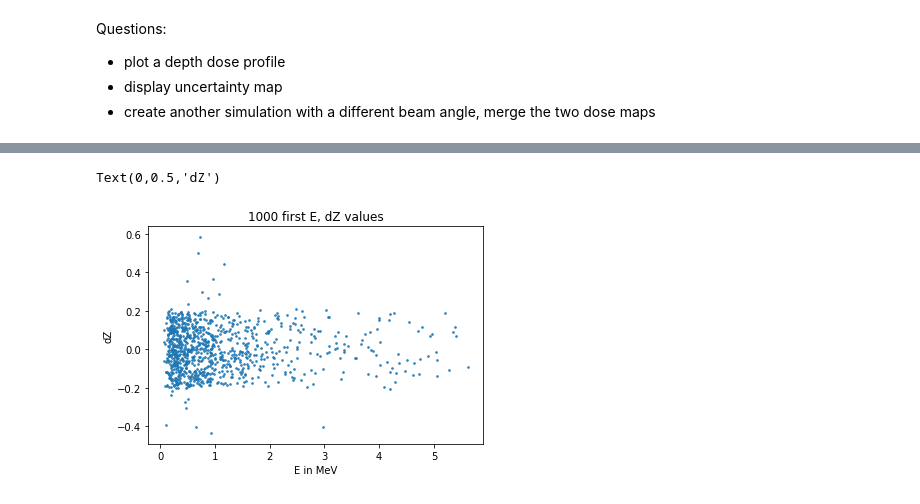
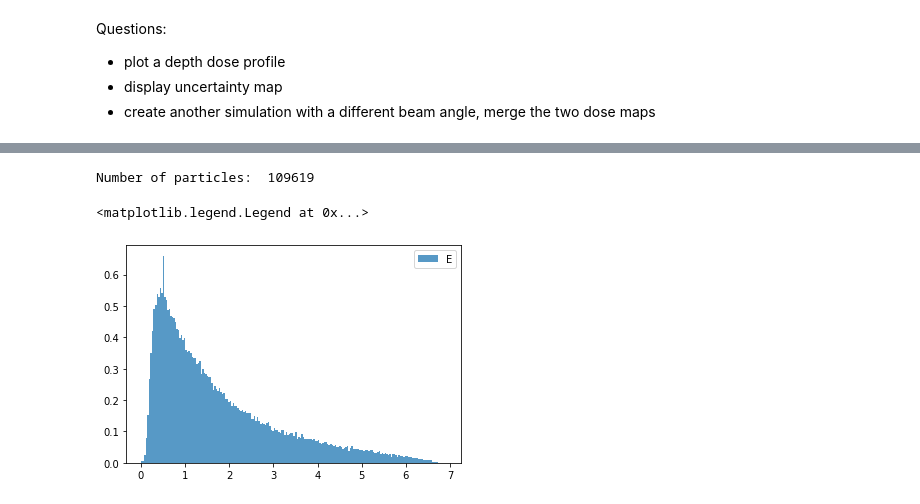
Before and after one commit to MCvin/Python_Gate, a Jupyter notebook: radiotherapy/radiotherapy.ipynb, the cells around one changed output, grey strips where cells are left out. Saved outputs shown, nothing was run; the diff lists cells and outputs as text; code cells hidden in the pictures.

```diff
--- a/radiotherapy/radiotherapy.ipynb
+++ b/radiotherapy/radiotherapy.ipynb
@@ -116,11 +132,23 @@ import numpy as np
 import uproot
 # %%
-# Check if this is a root file
+# read a PHSP
+root_filename = 'linac/results.MD6k/output-PhS-g.root'
 try:
-    f = uproot.open('../output/output-PhS-g.root')
+    f = uproot.open(root_filename)
 except Exception:
-    print("File '"+filename+"' cannot be opened, not root file ?")
+    print("File '"+root_filename+"' cannot be opened, not root file ?")
+    exit()
+
+# Look for a single key named "PhaseSpace"
+k = f.keys()
 try:
     psf = f['PhaseSpace']
 except Exception:
     print("This root file is not a PhaseSpace, keys are: ", f.keys())
+    exit()
+    psf = f['PhaseSpace']
+# now, the variable psf contains a root Tree with various branches: Energy, X, Y, Z etc
+print('Read PHSP object', psf)
+print("PhaseSpace keys: ", psf.keys())
+# all branches are set in the variable 'a'
+a = psf.arrays()
@@ -144,10 +157,0 @@ Energy min 0.06671856343746185 max 5.621015548706055 mean 1.0617868900299072 std
-# %%
-x = data[b'X']
-z = data[b'Z']
-# print (y)
-a = plt.scatter(x[:1000], z[:1000], alpha=0.8)
-plt.title('1000 first X,Z values')
-plt.xlabel('X in mm')
-plt.ylabel('Z in mm')
-# gca is "get current axe" to set the aspect such X and Y axes are equal
-plt.gca().set_aspect('equal')
@@ -156,9 +158,11 @@ plt.gca().set_aspect('equal')
-# %%
-dz = data[b'dZ']
-plt.scatter(E[:1000], dz[:1000], alpha=0.8, s=3)
-plt.title('1000 first E, dZ values')
-plt.xlabel('E in MeV')
-plt.ylabel('dZ')
-# %% [output]
-Text(0,0.5,'dZ')
-[figure, removed]
+# %%
+# Plot the E
+nbs = 200
+x = a[b'Ekine']
+print('Number of particles: ', len(x))
+n, bins, patches = plt.hist(x, nbs, density=True, alpha=0.75, label='E')
+plt.legend()
+# %% [output]
+Number of particles:  109619
+<matplotlib.legend.Legend at 0x...>
+[figure, added]
```
Also changed, not shown: parts of 13 cells of this notebook, 26 other files.
